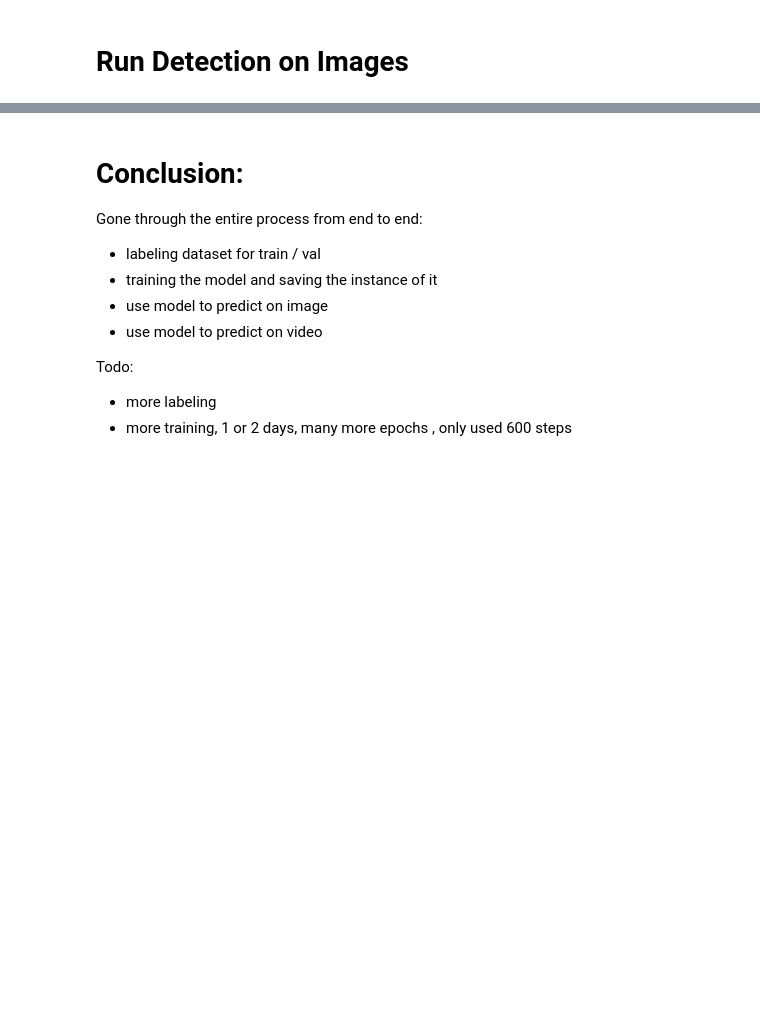
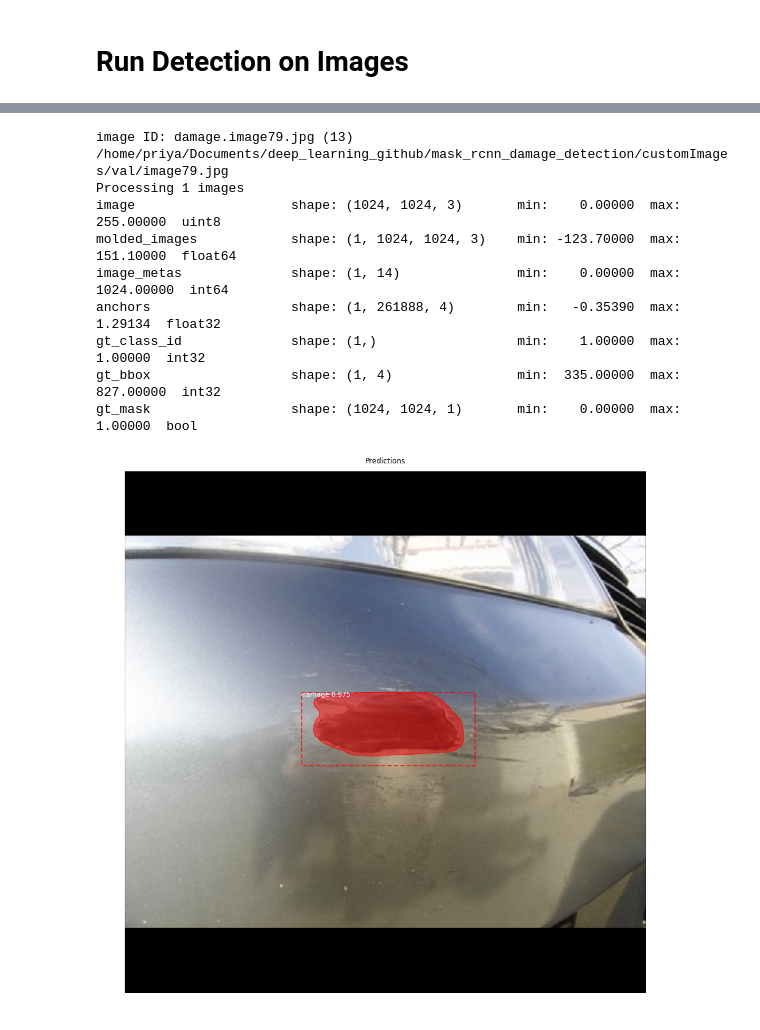
Before and after one commit to priya-dwivedi/Deep-Learning, a Jupyter notebook: mask_rcnn_damage_detection/inspect_custom_model.ipynb, the cells around one changed output, grey strips where cells are left out. Drawn from its saved outputs; the diff is of its cells as text; code cells hidden in the pictures; blank space fills up the shorter version.

Commit message:
updated code damage detection

```diff
--- a/mask_rcnn_damage_detection/inspect_custom_model.ipynb
+++ b/mask_rcnn_damage_detection/inspect_custom_model.ipynb
@@ -79,7 +77,7 @@ WEIGHT_DECAY                   0.0001
 # Useful if you're training a model on the same
 # machine, in which case use CPU and leave the
 # GPU for training.
-DEVICE = "/gpu:0"  # /cpu:0 or /gpu:0
+DEVICE = "/cpu:0"  # /cpu:0 or /gpu:0
 
 # Inspect the model in training or inference modes
 # values: 'inference' or 'training'
@@ -241,13 +133,31 @@ SystemError: <class 'cv2.VideoWriter'> returned a result with an error set
-# %% [markdown]
-# Conclusion:
-
-Gone through the entire process from end to end:
-- labeling dataset for train / val
-- training the model and saving the instance of it
-- use model to predict on image
-- use model to predict on video
-
-Todo:
-
-- more labeling
-- more training, 1 or 2 days, many more epochs , only used 600 steps
+# %%
+image_id = random.choice(dataset.image_ids)
+image, image_meta, gt_class_id, gt_bbox, gt_mask =\
+    modellib.load_image_gt(dataset, config, image_id, use_mini_mask=False)
+info = dataset.image_info[image_id]
+print("image ID: {}.{} ({}) {}".format(info["source"], info["id"], image_id,
+                                       dataset.image_reference(image_id)))
+
+# Run object detection
+results = model.detect([image], verbose=1)
+
+# Display results
+ax = get_ax(1)
+r = results[0]
+visualize.display_instances(image, r['rois'], r['masks'], r['class_ids'],
+                            dataset.class_names, r['scores'], ax=ax,
+                            title="Predictions")
+log("gt_class_id", gt_class_id)
+log("gt_bbox", gt_bbox)
+log("gt_mask", gt_mask)
+# %% [output]
+image ID: damage.image79.jpg (13) /home/priya/Documents/deep_learning_github/mask_rcnn_damage_detection/customImages/val/image79.jpg
+Processing 1 images
+image                    shape: (1024, 1024, 3)       min:    0.00000  max:  255.00000  uint8
+molded_images            shape: (1, 1024, 1024, 3)    min: -123.70000  max:  151.10000  float64
+image_metas              shape: (1, 14)               min:    0.00000  max: 1024.00000  int64
+anchors                  shape: (1, 261888, 4)        min:   -0.35390  max:    1.29134  float32
+gt_class_id              shape: (1,)                  min:    1.00000  max:    1.00000  int32
+gt_bbox                  shape: (1, 4)                min:  335.00000  max:  827.00000  int32
+gt_mask                  shape: (1024, 1024, 1)       min:    0.00000  max:    1.00000  bool
+[figure, added]
```
Also changed, not shown: parts of 11 cells of this notebook, 2 other files.
